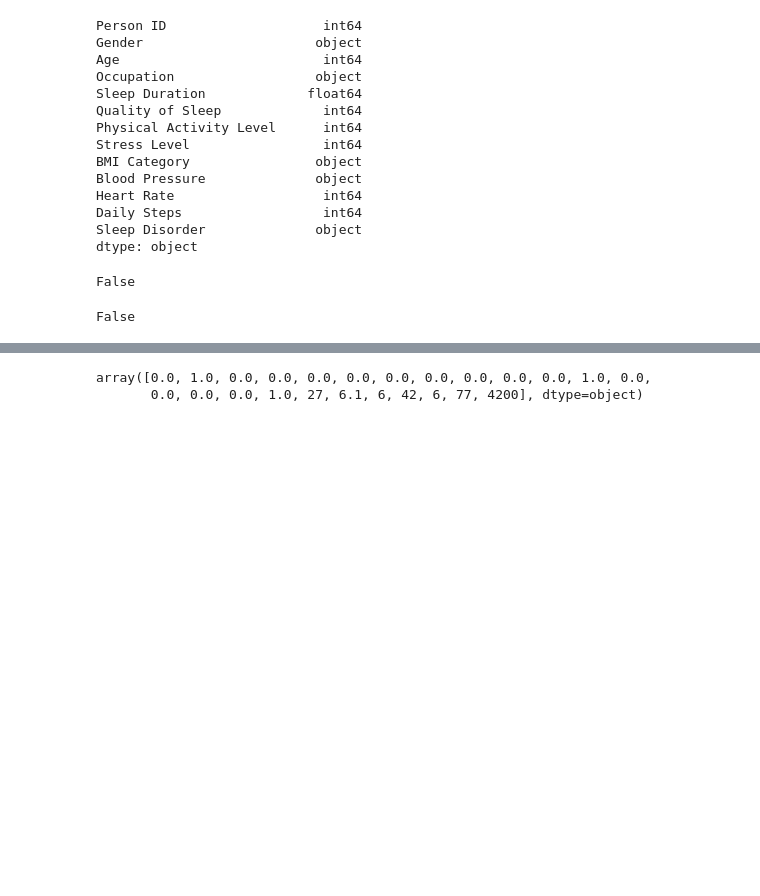
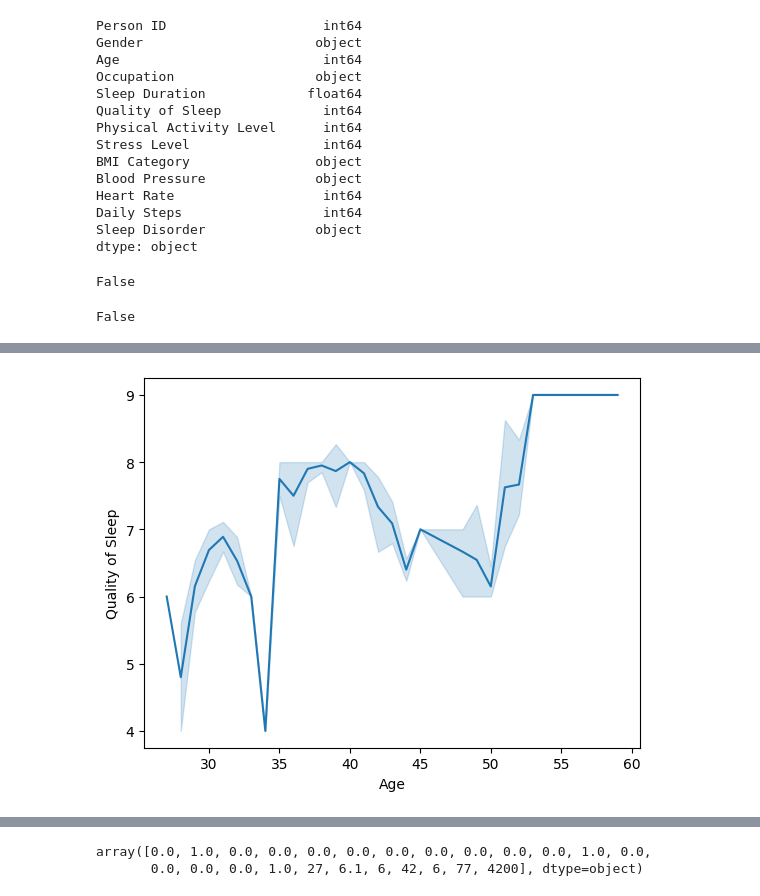
Before and after one commit to marcelo-soares-souza/Trabalho-PUC-MG, a Jupyter notebook: analysis.ipynb, the cells around one changed output, grey strips where cells are left out. Drawn from its saved outputs; the diff is of its cells as text; code cells hidden in the pictures; blank space fills up the shorter version.

```diff
--- a/analysis.ipynb
+++ b/analysis.ipynb
@@ -82,0 +94,5 @@ plt.show()
+# %%
+sns.lineplot(data=df, x="Age", y="Quality of Sleep")
+plt.show()
+# %% [output]
+[figure, added]
```
Also changed, not shown: parts of 16 cells of this notebook.
